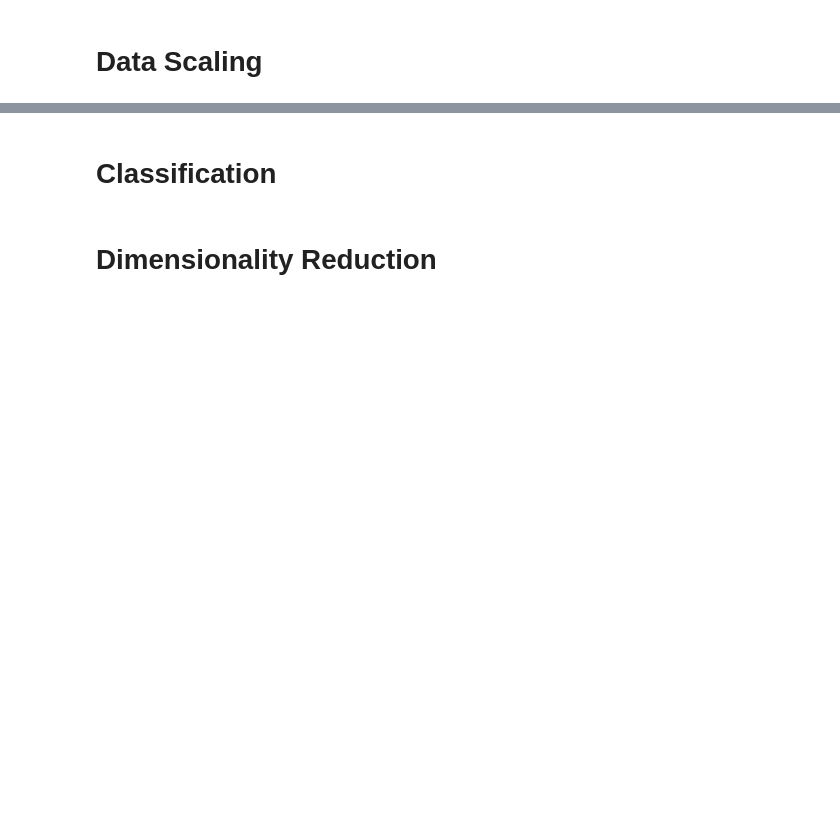
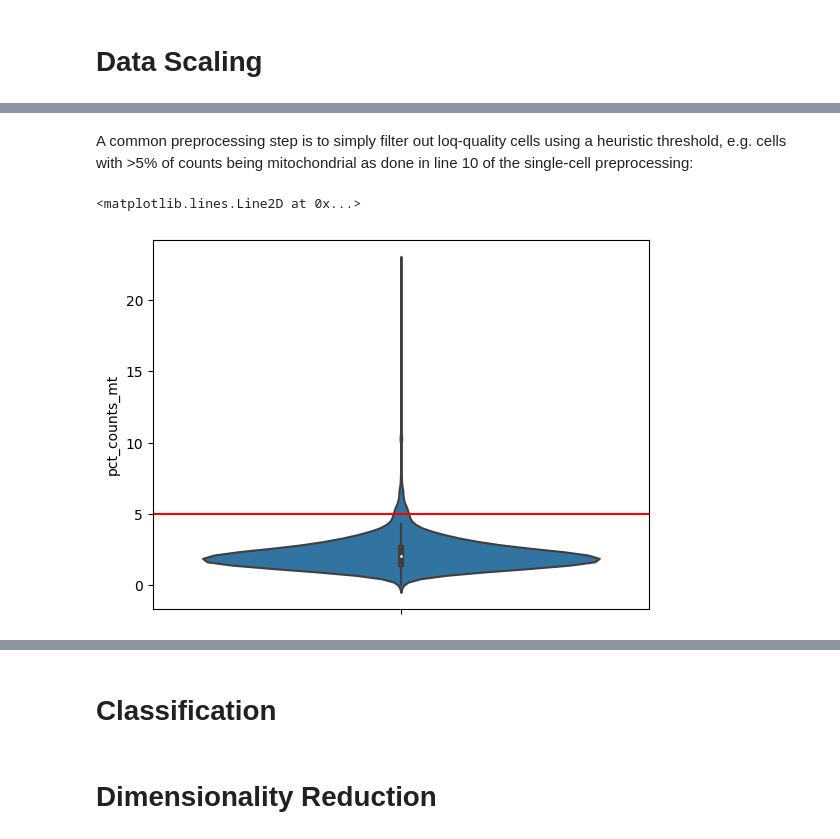
Before and after one commit to bioinfo-ucsd/BISB-Bootcamp-2022, a Jupyter notebook: modules/notebooks/06_Machine_Learning.ipynb, the cells around one changed output, grey strips where cells are left out. Cells and saved outputs as stored; diff of their text form; code cells hidden in the pictures; blank space fills up the shorter version.

```diff
--- a/modules/notebooks/06_Machine_Learning.ipynb
+++ b/modules/notebooks/06_Machine_Learning.ipynb
@@ -93,0 +118,9 @@ A word on imputation: scRNA-seq data follows a negative binomial distribution. T
+# %% [markdown]
+A common preprocessing step is to simply filter out loq-quality cells using a heuristic threshold, e.g. cells with >5% of counts being mitochondrial as done in line 10 of the single-cell preprocessing:
+# %%
+fig, ax = plt.subplots()
+sns.violinplot(y = pre_mt_filter['pct_counts_mt'])
+ax.axhline(5, color = 'red')
+# %% [output]
+<matplotlib.lines.Line2D at 0x...>
+[figure, added]
```
Also changed, not shown: parts of 62 cells of this notebook.
